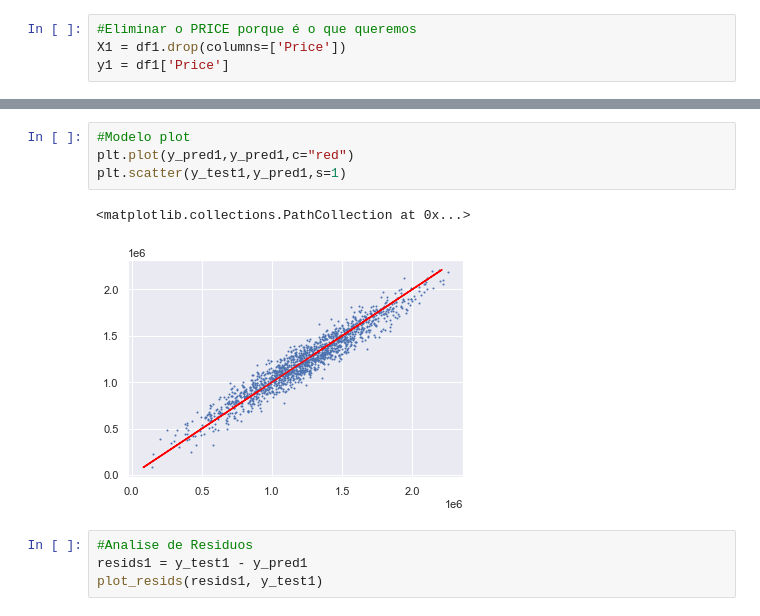
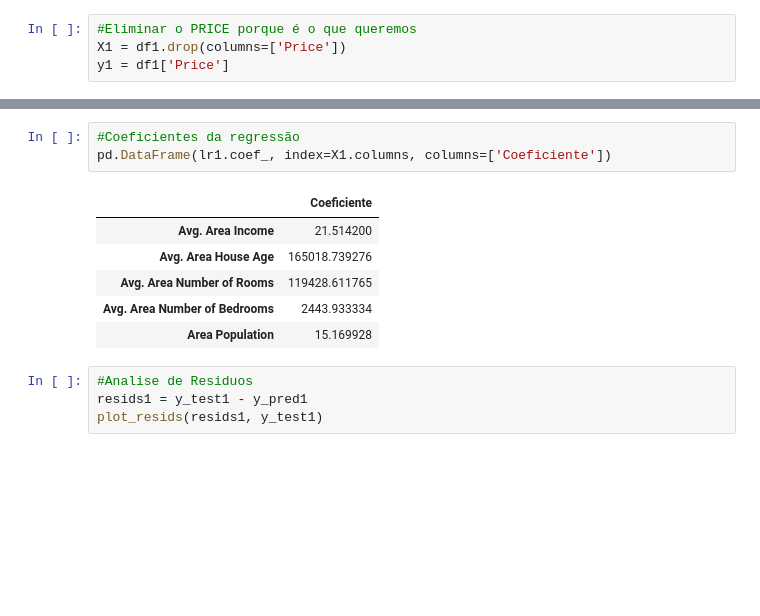
Before and after one commit to Gartarok/Bootcamp-Dados, a Jupyter notebook: DataScience/Case2/RegMultipla.ipynb, the cells around one changed output, grey strips where cells are left out. Drawn from its saved outputs; the diff is of its cells as text; blank space fills up the shorter version.

```diff
--- a/DataScience/Case2/RegMultipla.ipynb
+++ b/DataScience/Case2/RegMultipla.ipynb
@@ -379,10 +342,13 @@ print(f'{list(y_test1[:5])}')
-# %%
-#Modelo plot
-plt.plot(y_pred1,y_pred1,c="red")
-plt.scatter(y_test1,y_pred1,s=1)
-# %% [output]
-<matplotlib.collections.PathCollection at 0x...>
-[figure, removed]
+# %%
+#Coeficientes da regressão
+pd.DataFrame(lr1.coef_, index=X1.columns, columns=['Coeficiente'])
+# %% [output]
+|  | Coeficiente |
+| Avg. Area Income | 21.514200 |
+| Avg. Area House Age | 165018.739276 |
+| Avg. Area Number of Rooms | 119428.611765 |
+| Avg. Area Number of Bedrooms | 2443.933334 |
+| Area Population | 15.169928 |
 # %%
 #Analise de Residuos
 resids1 = y_test1 - y_pred1
```
Also changed, not shown: parts of 23 cells of this notebook.
